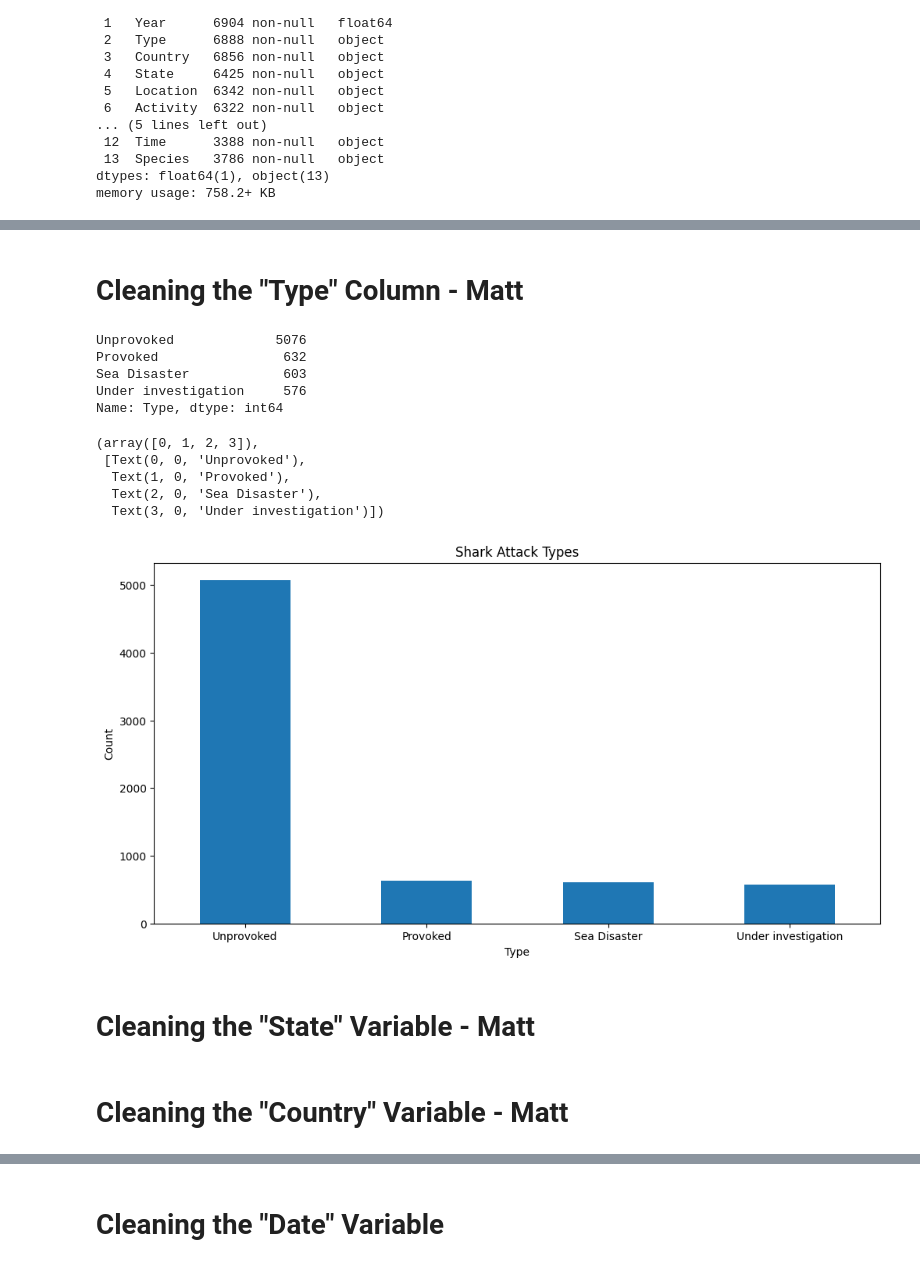
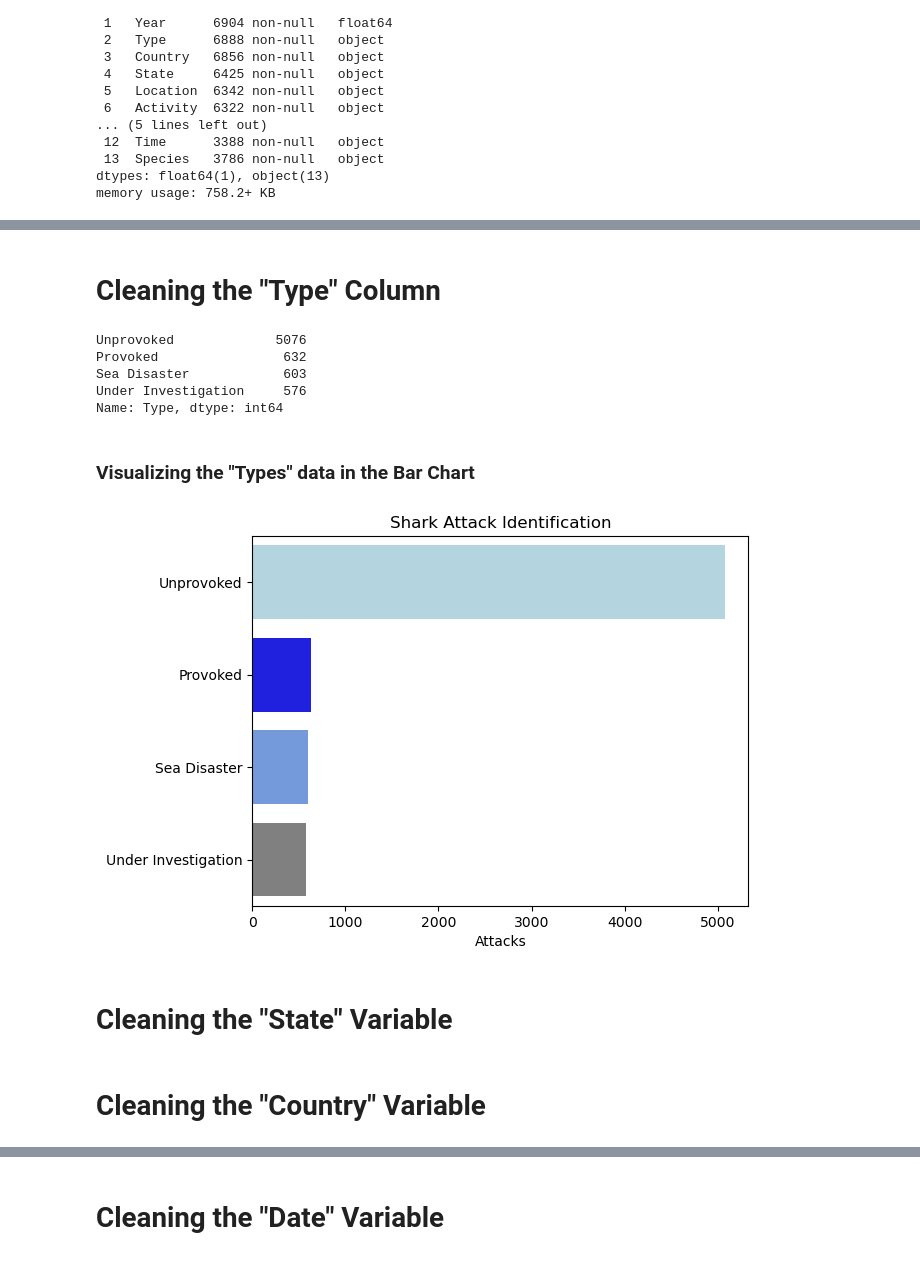
Before and after one commit to MatteSchmitt/Shark, a Jupyter notebook: Global_Shark_Attack_Project_Code.ipynb, the cells around one changed output, grey strips where cells are left out. Saved outputs shown, nothing was run; the diff lists cells and outputs as text; code cells hidden in the pictures.

```diff
--- a/Global_Shark_Attack_Project_Code.ipynb
+++ b/Global_Shark_Attack_Project_Code.ipynb
@@ -60,2 +38,5 @@ pd.set_option('display.max_columns',None,'display.max_rows',None)
 # %%
-sharks = pd.read_excel("/content/drive/My Drive/GSAF5.xls")
+# Readining in the dataset
+sharks = pd.read_excel("GSAF5.xls")
+# Looking at the first observation from our dataset
+sharks.iloc[1]
@@ -142,5 +121,9 @@ sharks['Species'] = sharks['Species'].replace(['"The fish was harpooned, dried,
 # %%
 def clean_species(species):
+    '''
+    This function cleans up the text data in each observation.
+    Returns: Cleaner species string.
+    '''
     species = re.sub(r'[\'\"\[\],&.<>()\d\?:]', '', species, flags=re.IGNORECASE)  # Remove quotation marks and ampersand as well
     species = re.sub(r'\b\w{1,2}\b', '', species, flags=re.IGNORECASE)  # Remove words with 1 or 2 characters
     species = re.sub(r'\bto\b', '', species, flags=re.IGNORECASE)
@@ -173,8 +156,6 @@ def clean_species(species):
     # Add 'shark' to the end of the text if it doesn't contain 'shark' and doesn't match certain conditions
     if 'shark' not in species.lower() and species.lower() not in ['unidentified', 'non confirmed', 'false report']:
         species = species + ' shark'
-
     return species.strip()
-
 sharks['Species'] = sharks['Species'].apply(clean_species)
 # %%
@@ -333,39 +329,39 @@ species_counts = sharks['Species'].value_counts()
 # %% [markdown]
-# Cleaning the "Type" Column - Matt
+# Cleaning the "Type" Column
 # %%
-sharks['Type'] = sharks['Type'].replace([], 'Unprovoked')
-sharks['Type'] = sharks['Type'].replace([], 'Provoked')
+# Cleaning the 'Type' Column and replacing values with 'Sea Disaster' and 'Under Investigation'
 sharks['Type'] = sharks['Type'].replace(['Watercraft','Boat'], 'Sea Disaster')
-sharks['Type'] = sharks['Type'].replace(['Invalid','Questionable','?','Unconfirmed','Unverified'], 'Under investigation')
+sharks['Type'] = sharks['Type'].replace(['Invalid','Questionable','?','Unconfirmed','Unverified'], 'Under Investigation')
+sharks['Type'] = sharks['Type'].replace('Under investigation', 'Under Investigation')
+different_types = sharks['Type'].value_counts()
+different_types
+# %% [output]
+Unprovoked             5076
+Provoked                632
+Sea Disaster            603
+Under Investigation     576
+Name: Type, dtype: int64
-# %%
-typies = sharks['Type'].value_counts()
-typies
-# %% [output]
-Unprovoked             5076
-Provoked                632
-Sea Disaster            603
-Under investigation     576
-Name: Type, dtype: int64
+# %% [markdown]
+### Visualizing the "Types" data in the Bar Chart
 # %%
-# Visualizing Types
-
-#sharks = sharks[sharks['Type'] != 'Unprovoked']
 type_counts = sharks['Type'].value_counts()
 
-# Create a bar plot
-type_counts.plot(kind='bar', figsize=(12,6))
-plt.xlabel('Type')
-plt.ylabel('Count')
-plt.title('Shark Attack Types')
-plt.xticks(rotation=0)
-# plt.show()
+unprovoked_count = type_counts.get('Unprovoked', 0)
+provoked_count = type_counts.get('Provoked', 0)
+sea_disaster_count = type_counts.get('Sea Disaster', 0)
+under_investigation_count = type_counts.get('Under Investigation', 0)
+
+# Creating a bar plot to show the types of 'Species' of sharks within our dataset
+sns.barplot(x=[unprovoked_count, provoked_count, sea_disaster_count, under_investigation_count],
+            y=['Unprovoked', 'Provoked', 'Sea Disaster', 'Under Investigation'],
+            palette=['lightblue', 'blue', 'cornflowerblue', 'grey'])
+
+# Fixing the Formatting and Labels
+plt.title('Shark Attack Identification')
+plt.xlabel('Attacks')
+plt.show()
 # %% [output]
-(array([0, 1, 2, 3]),
- [Text(0, 0, 'Unprovoked'),
-  Text(1, 0, 'Provoked'),
-  Text(2, 0, 'Sea Disaster'),
-  Text(3, 0, 'Under investigation')])
-[figure, old version]
+[figure, new version]
 # %% [markdown]
-# Cleaning the "State" Variable - Matt
+# Cleaning the "State" Variable
 # %%
@@ -400,3 +396,3 @@ staties = sharks['State'].value_counts()
 # %% [markdown]
-# Cleaning the "Country" Variable - Matt
+# Cleaning the "Country" Variable
 # %%
```
Also changed, not shown: parts of 78 cells of this notebook.
